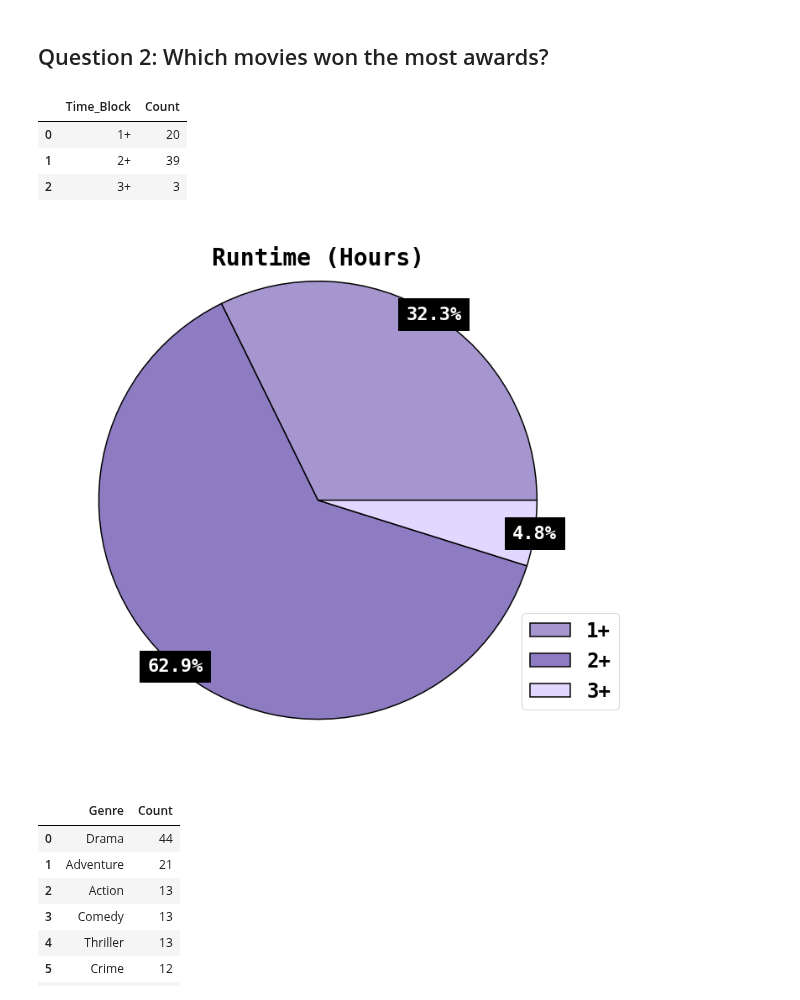
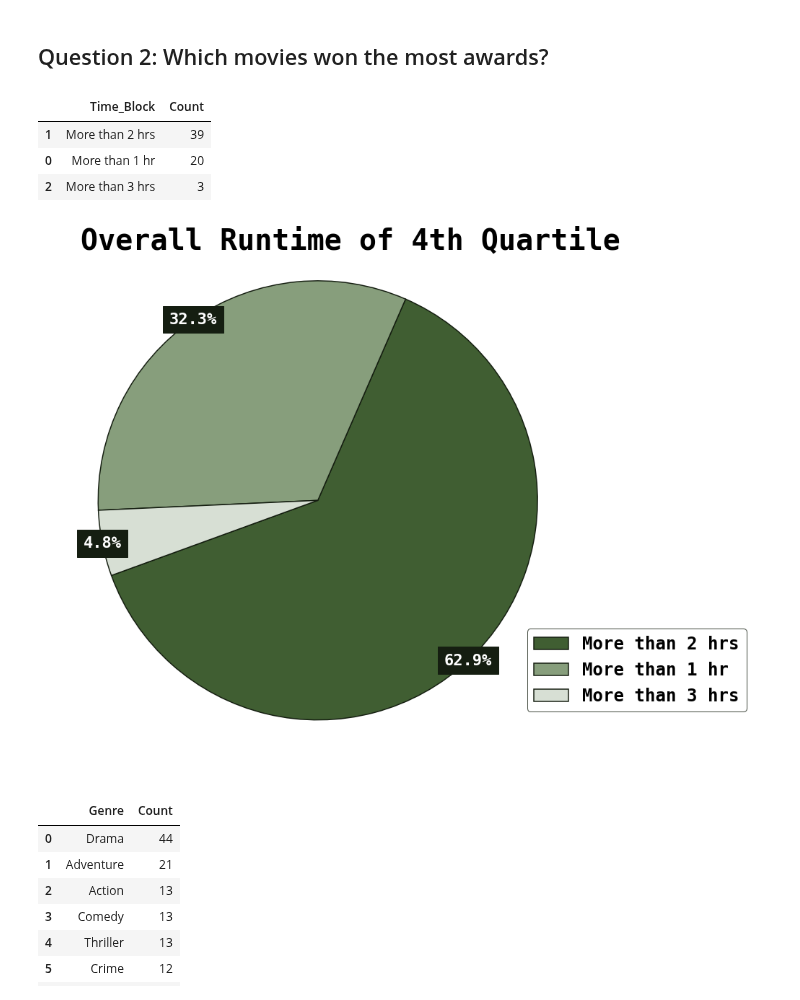
Before and after one commit to HannahSolima/Capstone, a Jupyter notebook: Notebooks/Analysis.ipynb, the cells around one changed output. Cells and saved outputs as stored; diff of their text form; code cells hidden in the pictures.

```diff
--- a/Notebooks/Analysis.ipynb
+++ b/Notebooks/Analysis.ipynb
@@ -192,51 +192,52 @@ rpd = rpd.rename(columns = {'index':'Runtime','Runtime':'Count'})
 
 def time_block(x):
     if x >= 180:
-        return '3+'
+        return 'More than 3 hrs'
     elif x >= 120:
-        return '2+'
+        return 'More than 2 hrs'
     elif x >= 60:
-        return '1+'
+        return 'More than 1 hr'
     else:
-        return '<1'
+        return 'Less than 1 hr'
 
 rpd['Time_Block'] = rpd['Runtime'].map(time_block)
 # %%
 rgroup = pd.DataFrame(rpd.groupby('Time_Block')['Count'].sum())
 rgroup.reset_index(inplace=True)
-rgroup
+sorttime = rgroup.sort_values('Count',ascending = False)
+sorttime
 # %% [output]
 |  | Time_Block | Count |
-| 0 | 1+ | 20 |
-| 1 | 2+ | 39 |
-| 2 | 3+ | 3 |
+| 1 | More than 2 hrs | 39 |
+| 0 | More than 1 hr | 20 |
+| 2 | More than 3 hrs | 3 |
 # %%
 # set the font globally
 plt.rcParams.update({'font.family':'monospace'})
 
 #bold
 plt.rcParams["font.weight"] = "bold"
 plt.rcParams["axes.labelweight"] = "bold"
 
 #pie chart
-rgroup.plot(x='Time_Block', y='Count', kind = 'pie',
-              colors = ['#A596CF','#8E7CC3','#E1D7FF'],
+sorttime.plot(x='Time_Block', y='Count', kind = 'pie',
+              colors = ['#405E32','#879E7C','#D7DFD4'],startangle = 200,
               labels = ('','',''), autopct='%1.1f%%', pctdistance = 1,
-              textprops = {'backgroundcolor':'black', 'color':'white'}, fontsize = 22,
-              wedgeprops = {"edgecolor" : "black",'linewidth': 1.5,'antialiased': True})
+              textprops = {'backgroundcolor':'#151E11', 'color':'white'}, fontsize = 22,
+              wedgeprops = {"edgecolor" : "#151E11",'linewidth': 1.5,'antialiased': True})
 
 #legend
-labels = rgroup['Time_Block']
-plt.legend(labels, bbox_to_anchor=(.88,.2),
+labels = sorttime['Time_Block']
+plt.legend(labels, bbox_to_anchor=(.98,.2), edgecolor='#151E11',
            loc = 'lower right', fontsize=24, bbox_transform=plt.gcf().transFigure)
 
 #removing y label
 plt.ylabel('')
 
 #title
-plt.title("Runtime (Hours)", weight = 'bold', size = 28, x = .5, y = .92);
+plt.title("Overall Runtime of 4th Quartile", weight = 'bold', size = 40, x = .56, y = .95);
 # %% [output]
-[figure, old version]
+[figure, new version]
 # %%
 m_genre = m.merge(genre, how = 'inner', on = 'Title_ID')
 m_dist = m.merge(dist, how = 'inner', on = 'Title_ID')
```
Also changed, not shown: parts of 26 cells of this notebook, 1 other file.
